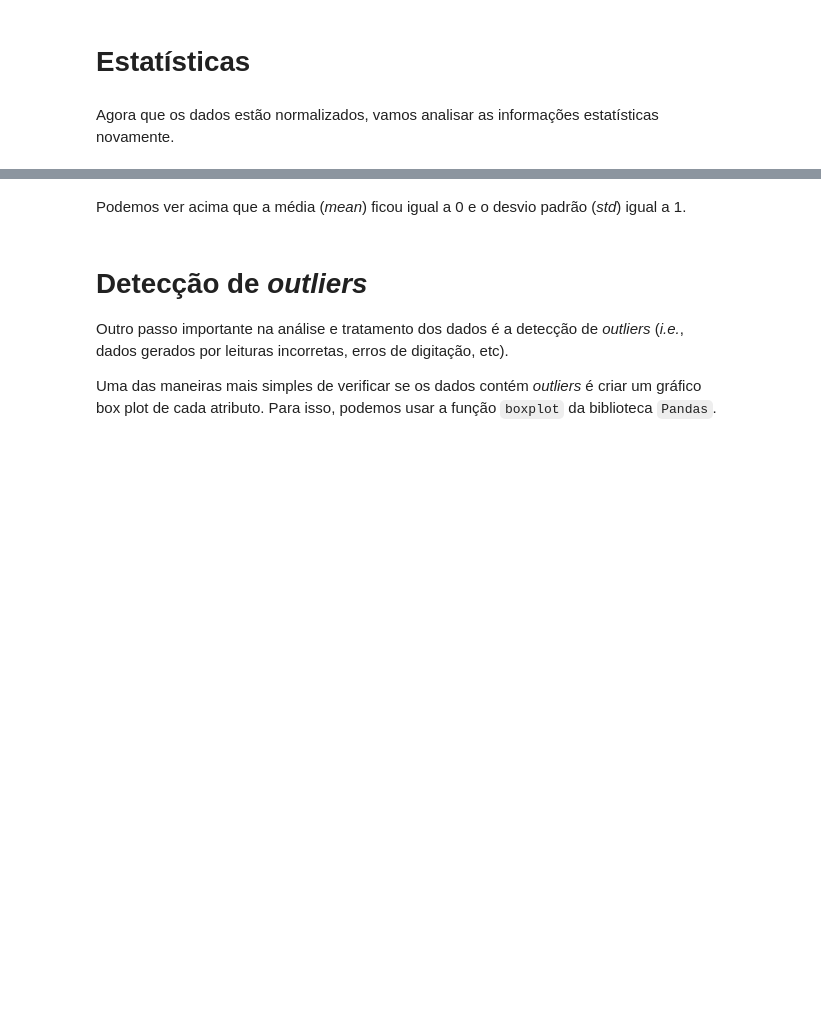
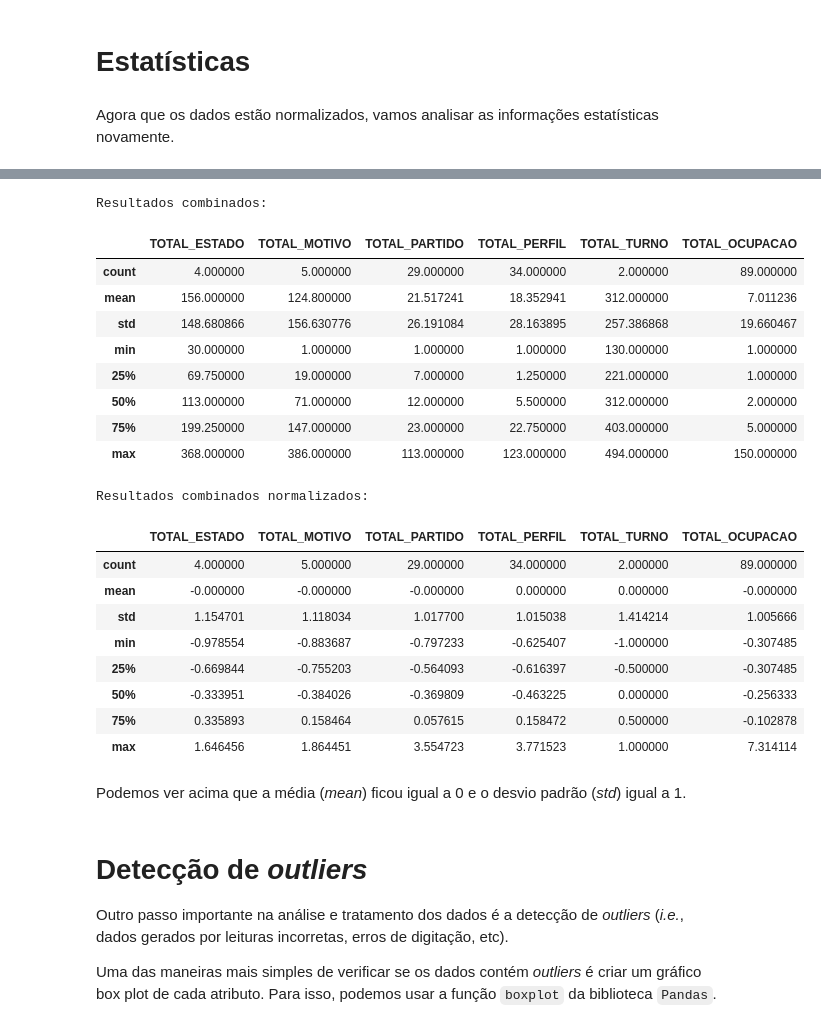
Before and after one commit to theendie/TrabalhoFinal_Coleta, a Jupyter notebook: analise.ipynb, the cells around one changed output, grey strips where cells are left out. Drawn from its saved outputs; the diff is of its cells as text; code cells hidden in the pictures; blank space fills up the shorter version.

```diff
--- a/analise.ipynb
+++ b/analise.ipynb
@@ -419,3 +412,51 @@ display(cassacoes_por_ocupacao.describe().round(8))
+# %%
+from sklearn.preprocessing import StandardScaler
+
+# Renomeando as colunas antes de concatenar
+cassacoes_por_estado = cassacoes_por_estado.rename(columns={'TOTAL': 'TOTAL_ESTADO'})
+cassacoes_por_motivo = cassacoes_por_motivo.rename(columns={'TOTAL': 'TOTAL_MOTIVO'})
+cassacoes_por_partido = cassacoes_por_partido.rename(columns={'TOTAL': 'TOTAL_PARTIDO'})
+cassacoes_por_perfil = cassacoes_por_perfil.rename(columns={'TOTAL': 'TOTAL_PERFIL'})
+cassacoes_por_turno = cassacoes_por_turno.rename(columns={'TOTAL': 'TOTAL_TURNO'})
+cassacoes_por_ocupacao = cassacoes_por_ocupacao.rename(columns={'TOTAL': 'TOTAL_OCUPACAO'})
+
+# Concatenando os DataFrames com os novos nomes de coluna
+resultados_combinados = pd.concat([cassacoes_por_estado['TOTAL_ESTADO'], cassacoes_por_motivo['TOTAL_MOTIVO'], cassacoes_por_partido['TOTAL_PARTIDO'], cassacoes_por_perfil['TOTAL_PERFIL'], cassacoes_por_turno['TOTAL_TURNO'], cassacoes_por_ocupacao['TOTAL_OCUPACAO']], axis=1)
+print("Resultados combinados:")
+display(resultados_combinados.describe().round(8))
+
+# Selecionar apenas os atributos numéricos
+atributos_numericos = resultados_combinados.select_dtypes(include=['float64', 'int64']).columns
+
+# Inicializar o StandardScaler
+scaler = StandardScaler()
+
+# Aplicar a normalização z-score aos atributos numéricos
+resultados_combinados[atributos_numericos] = scaler.fit_transform(resultados_combinados[atributos_numericos])
+
+print("Resultados combinados normalizados:")
+display(resultados_combinados.describe().round(8))
+# %% [output]
+Resultados combinados:
+|  | TOTAL_ESTADO | TOTAL_MOTIVO | TOTAL_PARTIDO | TOTAL_PERFIL | TOTAL_TURNO | TOTAL_OCUPACAO |
+| count | 4.000000 | 5.000000 | 29.000000 | 34.000000 | 2.000000 | 89.000000 |
+| mean | 156.000000 | 124.800000 | 21.517241 | 18.352941 | 312.000000 | 7.011236 |
+| std | 148.680866 | 156.630776 | 26.191084 | 28.163895 | 257.386868 | 19.660467 |
+| min | 30.000000 | 1.000000 | 1.000000 | 1.000000 | 130.000000 | 1.000000 |
+| 25% | 69.750000 | 19.000000 | 7.000000 | 1.250000 | 221.000000 | 1.000000 |
+| 50% | 113.000000 | 71.000000 | 12.000000 | 5.500000 | 312.000000 | 2.000000 |
+| 75% | 199.250000 | 147.000000 | 23.000000 | 22.750000 | 403.000000 | 5.000000 |
+| max | 368.000000 | 386.000000 | 113.000000 | 123.000000 | 494.000000 | 150.000000 |
+Resultados combinados normalizados:
+|  | TOTAL_ESTADO | TOTAL_MOTIVO | TOTAL_PARTIDO | TOTAL_PERFIL | TOTAL_TURNO | TOTAL_OCUPACAO |
+| count | 4.000000 | 5.000000 | 29.000000 | 34.000000 | 2.000000 | 89.000000 |
+| mean | -0.000000 | -0.000000 | -0.000000 | 0.000000 | 0.000000 | -0.000000 |
+| std | 1.154701 | 1.118034 | 1.017700 | 1.015038 | 1.414214 | 1.005666 |
+| min | -0.978554 | -0.883687 | -0.797233 | -0.625407 | -1.000000 | -0.307485 |
+| 25% | -0.669844 | -0.755203 | -0.564093 | -0.616397 | -0.500000 | -0.307485 |
+| 50% | -0.333951 | -0.384026 | -0.369809 | -0.463225 | 0.000000 | -0.256333 |
+| 75% | 0.335893 | 0.158464 | 0.057615 | 0.158472 | 0.500000 | -0.102878 |
+| max | 1.646456 | 1.864451 | 3.554723 | 3.771523 | 1.000000 | 7.314114 |
 # %% [markdown]
 Podemos ver acima que a média (*mean*) ficou igual a 0 e o desvio padrão (*std*) igual a 1.
 # %% [markdown]
```
Also changed, not shown: parts of 18 cells of this notebook.
